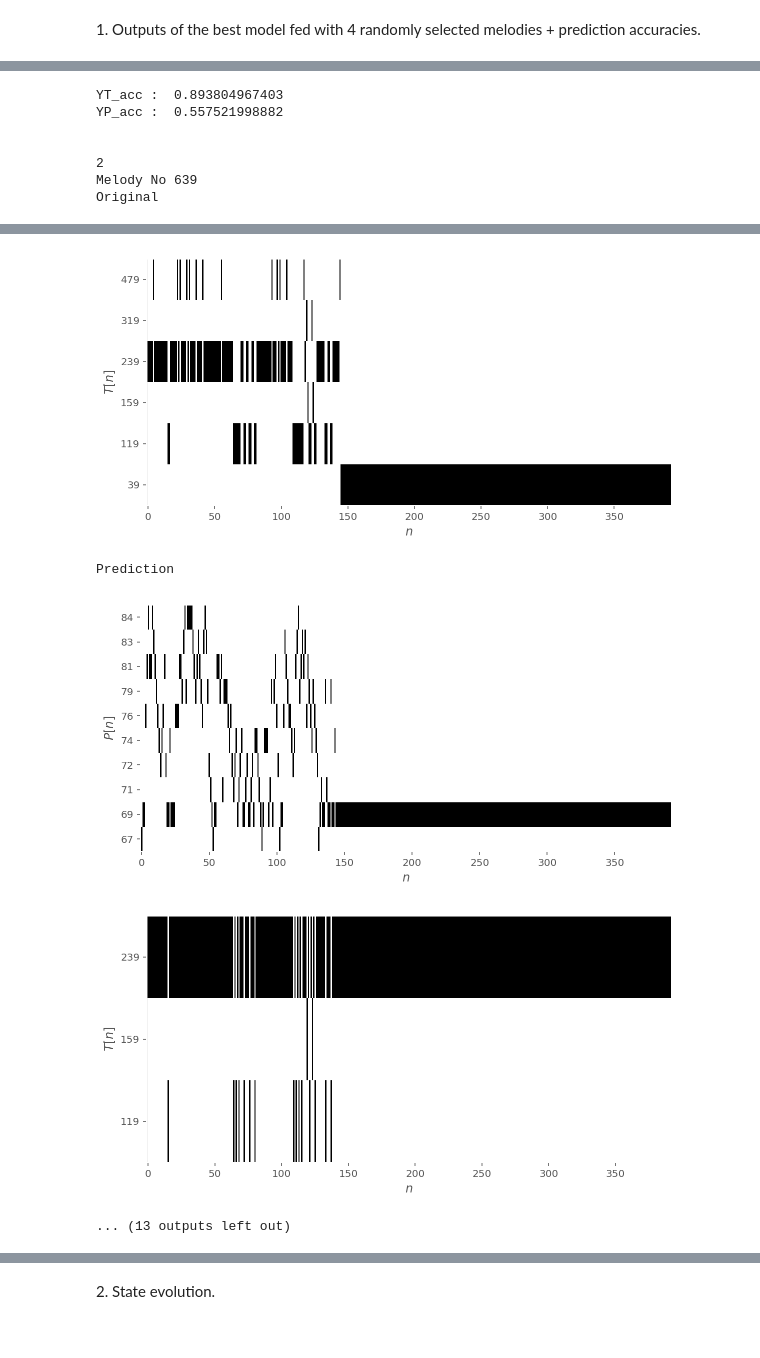
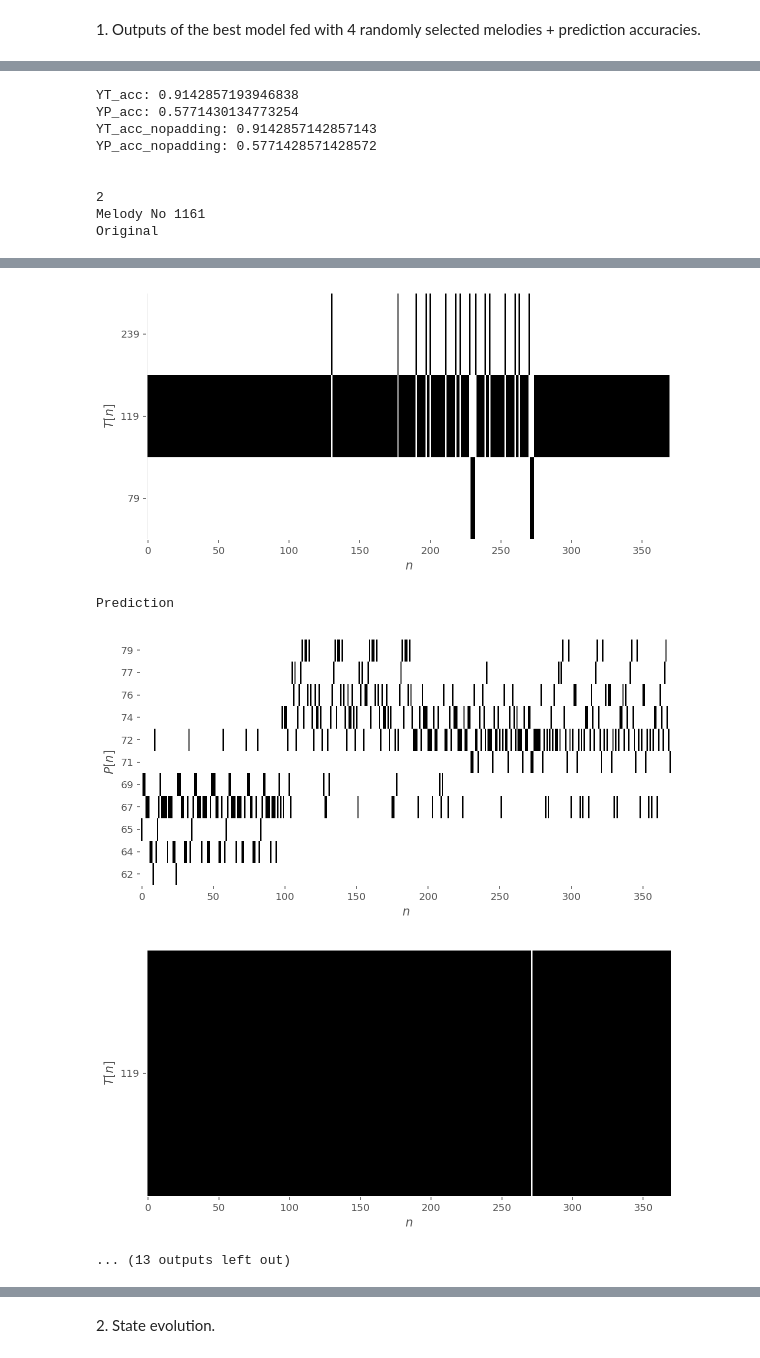
Before and after one commit to lguillain/Artificial-Neural-Networks, a Jupyter notebook: miniproject2/miniproject2.ipynb, the cells around one changed output, grey strips where cells are left out. Drawn from its saved outputs; the diff is of its cells as text; code cells hidden in the pictures.

```diff
--- a/miniproject2/miniproject2.ipynb
+++ b/miniproject2/miniproject2.ipynb
@@ -347,0 +607,5 @@ Finally, we strongly suggest that you save your preprocessed data now.
+# %%
+#calculate std
+length = [len(new_dataset[i]['T']) for i in new_dataset.keys()]
+print(np.mean(length), np.std(length))
+maxlen = int(np.ceil(np.mean(length) + 2*np.std(length)))
@@ -347,0 +614,9 @@ Finally, we strongly suggest that you save your preprocessed data now.
+# %%
+#specify truncation/padding at end of sequence!
+T_matrix = pad_sequences([transposed_dataset[i]['T_matrix'] for i in transposed_dataset.keys()], maxlen=maxlen,
+                         padding='post', truncating='post')
+print(T_matrix.shape)
+
+P_matrix = pad_sequences([transposed_dataset[i]['P_matrix'] for i in transposed_dataset.keys()], maxlen=maxlen,
+                         padding='post', truncating='post')
+print(P_matrix.shape)
@@ -347,0 +626,11 @@ Finally, we strongly suggest that you save your preprocessed data now.
+# %%
+for i, key in enumerate(transposed_dataset.keys()):
+    transposed_dataset[key]['T_matrix'] = T_matrix[i]
+    transposed_dataset[key]['P_matrix'] = P_matrix[i]
+# %%
+#verify correctness - looks correct
+for label in np.random.choice(list(transposed_dataset.keys()), 2, replace=False):
+    plotMelody(transposed_dataset[label]['P_matrix'],
+               transposed_dataset[label]['T_matrix'], dictionaries, PrP=None, PrT=None, H=None)
+    plotMelody(transposed_dataset[label]['P_integer'],
+               transposed_dataset[label]['T_integer'], dictionaries, PrP=None, PrT=None, H=None)
@@ -616,15 +926,28 @@ for label in labels:
 
     pred_T, pred_P = BestModel.predict(X)
 
+    padded = np.argmax(pred_P[0], axis=1)[::-1]
+    tmp = padded[0]
+    for s in range(len(padded)):
+        if tmp != padded[s]:
+            break
+    s = s-1
+
     print('Original')
-    plotMelody(np.argmax(P, axis=1), np.argmax(T, axis=1), dictionaries=dictionaries)
+    plotMelody(np.argmax(P, axis=1)[:-s], np.argmax(T, axis=1)[:-s], dictionaries=dictionaries)
     print('Prediction')
-    plotMelody(np.argmax(pred_P[0], axis=1), np.argmax(pred_T[0], axis=1), dictionaries=dictionaries)
+    plotMelody(np.argmax(pred_P[0], axis=1)[:-s], np.argmax(pred_T[0], axis=1)[:-s], dictionaries=dictionaries)
 
     evals = BestModel.evaluate(X, Y, verbose=0)
     for i, metric in enumerate(evals):
         if BestModel.metrics_names[i].endswith('acc'):
-            print(BestModel.metrics_names[i], ": ", metric)
+            print("{}: {}".format(BestModel.metrics_names[i], metric))
+
+# We thought that accuracy might be calculated including padding in keras. But it turned out to be wrong.
+    print('YT_acc_nopadding: {}'.format(sum([x == y for x, y in zip(np.argmax(pred_T[0], axis=1)[:-s], \
+                                                                    np.argmax(T[1:], axis=1)[:-s])])/(392-s)))
+    print('YP_acc_nopadding: {}'.format(sum([x == y for x, y in zip(np.argmax(pred_P[0], axis=1)[:-i], \
+                                                                    np.argmax(P[1:], axis=1)[:-s])])/(392-s)))
     print('\n')
 # %% [output]
 1
@@ -638,7 +961,9 @@ Prediction
-YT_acc :  0.893804967403
-YP_acc :  0.557521998882
+YT_acc: 0.9142857193946838
+YP_acc: 0.5771430134773254
+YT_acc_nopadding: 0.9142857142857143
+YP_acc_nopadding: 0.5771428571428572
 
 
 2
-Melody No 639
+Melody No 1161
 Original
@@ -646,5 +971,5 @@ Original
-[figure, old version]
+[figure, new version]
 Prediction
-[figure, old version]
+[figure, new version]
-[figure, old version]
+[figure, new version]
 ... (13 outputs left out)
```
Also changed, not shown: parts of 40 cells of this notebook.
